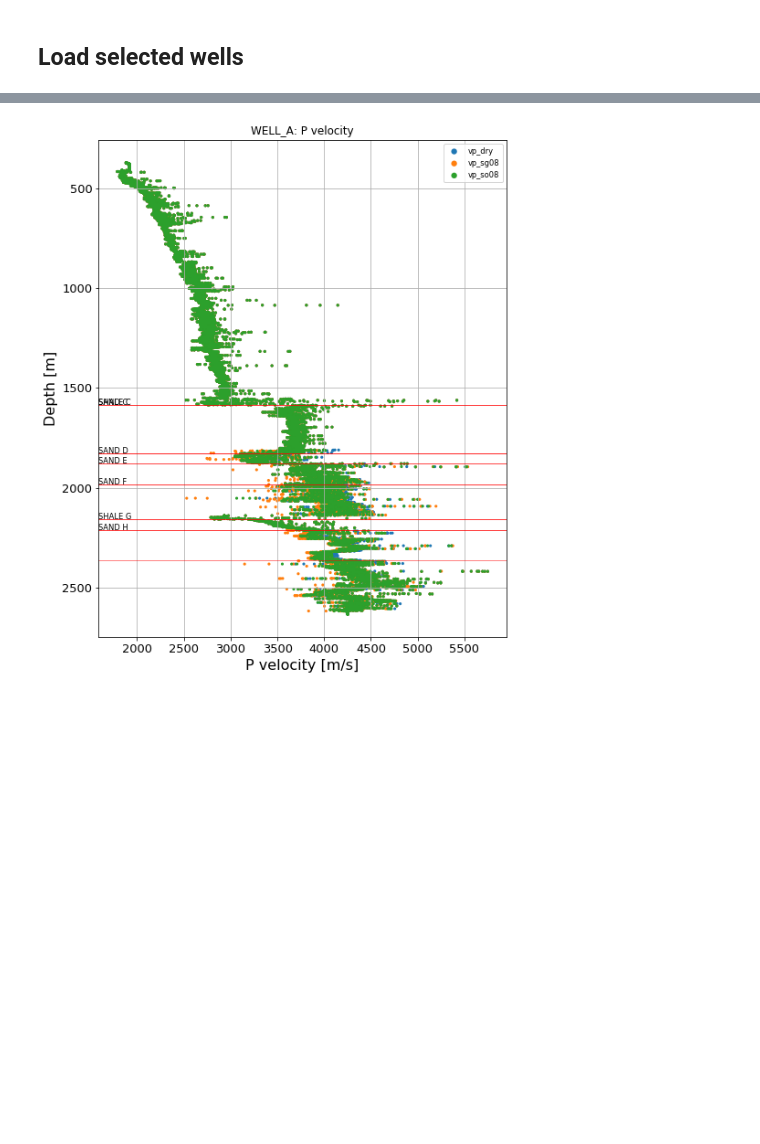
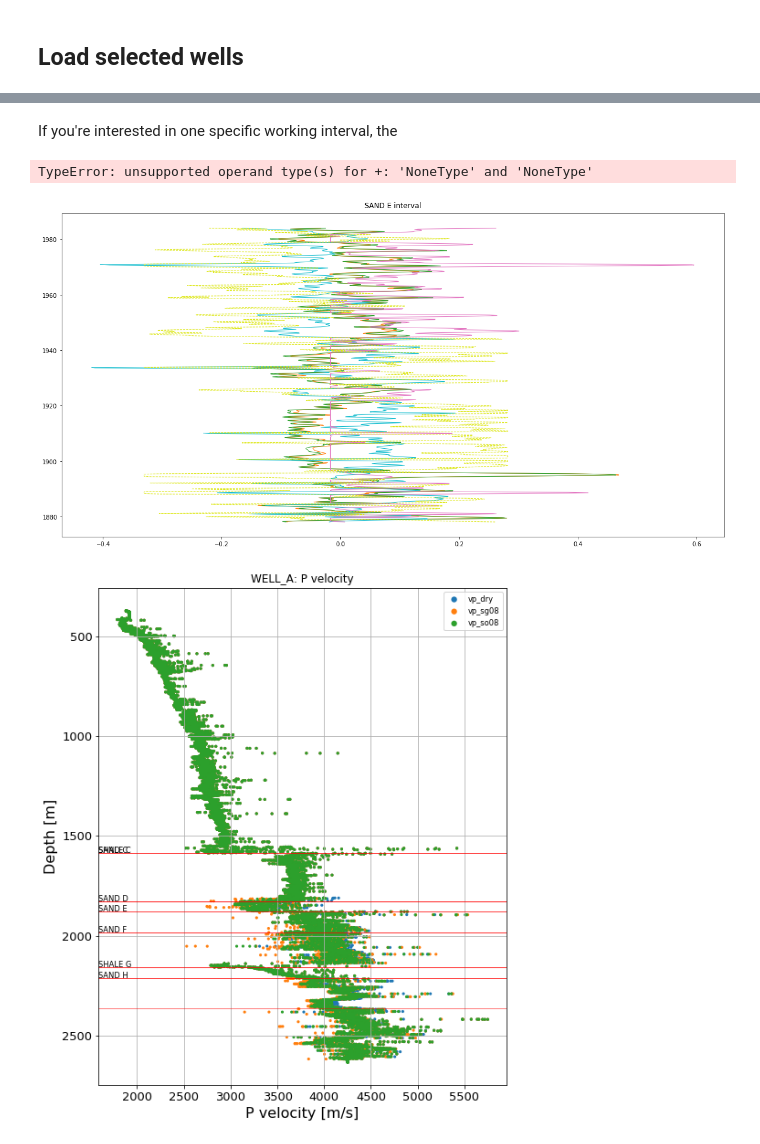
Before and after one commit to emblixt/blixt_rp, a Jupyter notebook: Introduction to blixt_rp.ipynb, the cells around one changed output, grey strips where cells are left out. Cells and saved outputs as stored; diff of their text form; code cells hidden in the pictures; blank space fills up the shorter version.

```diff
--- a/Introduction to blixt_rp.ipynb
+++ b/Introduction to blixt_rp.ipynb
@@ -49 +43,7 @@ wp.working_dir
+# %%
+wp = Project(
+    name='MyProject',
+    project_table='excels/project_table.xlsx',
+    #working_dir='X:/Some/File path/On your/system'
+)
 # %% [markdown]
@@ -73,0 +81,2 @@ WARNING: Step lengths are not equal. 0.2000 vs 0.1524 in well 6506_9_1
+# %%
+templates = uio.project_templates(wp.project_table)
@@ -74,3 +104,12 @@ WARNING: Step lengths are not equal. 0.2000 vs 0.1524 in well 6506_9_1
+# %%
+wis = uio.project_working_intervals(wp.project_table)
+# %% [markdown]
+If you're interested in one specific working interval, the
+# %%
+ppl.overview_plot(wells, log_table, wis, 'SAND E', templates, log_types=list(log_table.keys()))
+# %% [output]
+TypeError: unsupported operand type(s) for +: 'NoneType' and 'NoneType'
+[figure, added]
 # %%
 w = wells['WELL_A']
 w.depth_plot('P velocity', wis=wis)
```
Also changed, not shown: parts of 9 cells of this notebook, 3 other files.
